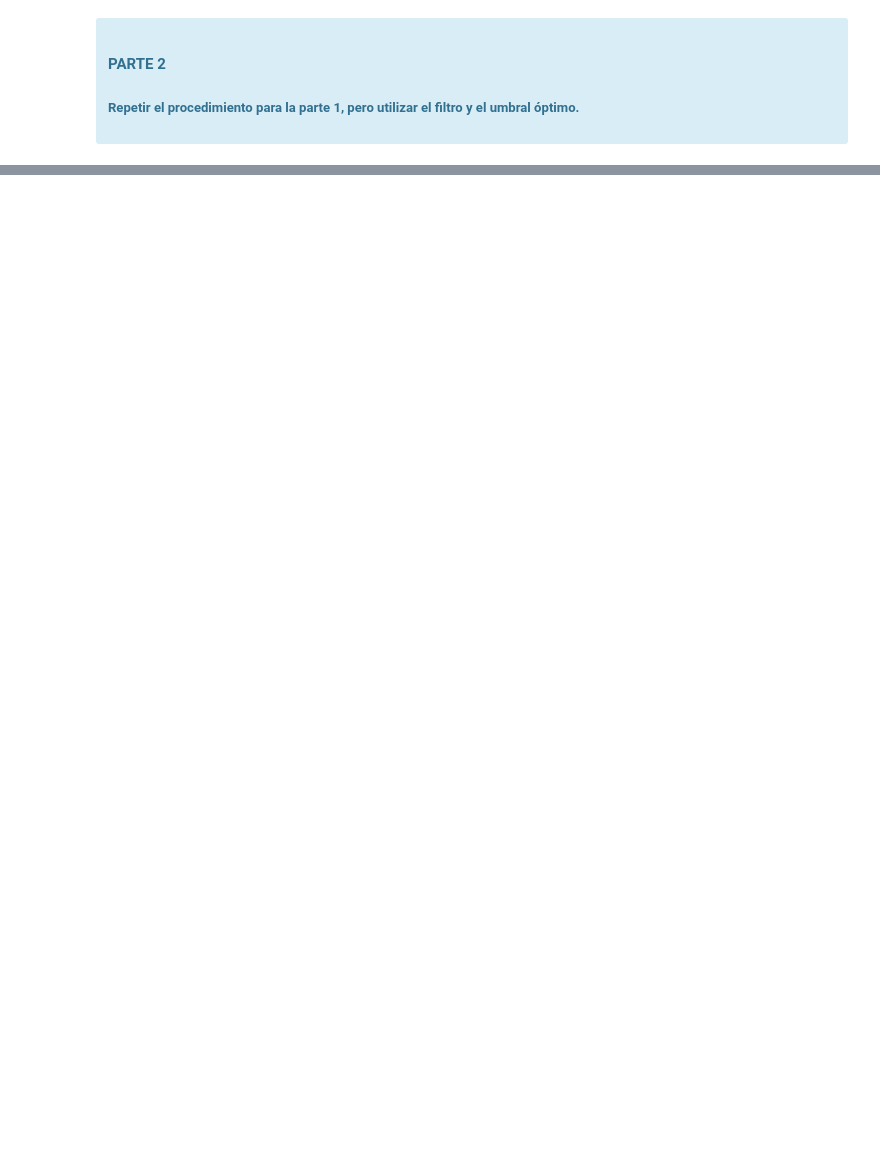
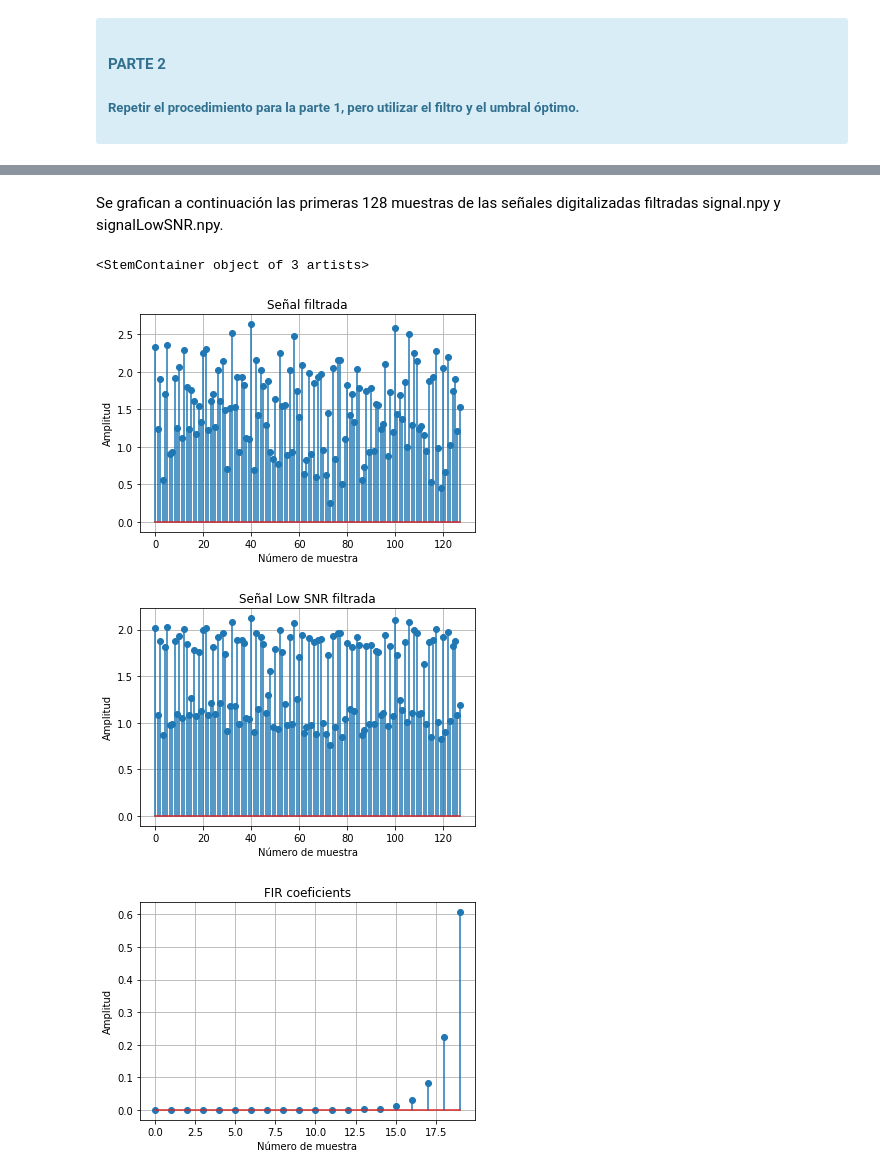
Before and after one commit to rtirapegui/MSE_4Co2019_PDS, a Jupyter notebook: TP1/TP1 - Procesos aleatorios.ipynb, the cells around one changed output, grey strips where cells are left out. Saved outputs shown, nothing was run; the diff lists cells and outputs as text; code cells hidden in the pictures; blank space fills up the shorter version.

```diff
--- a/TP1/TP1 - Procesos aleatorios.ipynb
+++ b/TP1/TP1 - Procesos aleatorios.ipynb
@@ -355,0 +368,52 @@ print(digitalBurst_signalLowSNR[:128].reshape(16,8))
+# %% [markdown]
+Se grafican a continuación las primeras 128 muestras de las señales digitalizadas filtradas signal.npy y signalLowSNR.npy.
+# %%
+#%% Create FIR coeficients by time reversing the template
+template = pulse[::-1]
+
+#%% Filter signal with time reverse template
+signal_MFfiltered = sig.convolve(template, signal)
+
+#%% Filter signal Low SNR with time reverse template
+signalLowSNR_MFfiltered = sig.convolve(template, signalLowSNR)
+
+#%% Downsampling
+signal_filtered = signal_MFfiltered[20::20]
+signalLowSNR_filtered = signalLowSNR_MFfiltered[20::20]
+
+#%% Grafico de resultados
+figures = ['Señal filtrada', 'Señal Low SNR filtrada', 'FIR coeficients']
+xlabel = 'Número de muestra'
+ylabel = 'Amplitud'
+
+for figure in figures:
+    plt.close(figure)
+
+# Señal filtrada
+plt.figure(figures[0])
+plt.title(figures[0])
+plt.xlabel(xlabel)
+plt.ylabel(ylabel)
+plt.grid(which='both', axis='both')
+plt.stem(signal_filtered[:128])
+
+# Señal Low SNR filtrada
+plt.figure(figures[1])
+plt.title(figures[1])
+plt.xlabel(xlabel)
+plt.ylabel(ylabel)
+plt.grid(which='both', axis='both')
+plt.stem(signalLowSNR_filtered[:128])
+
+# Plantilla
+plt.figure(figures[2])
+plt.title(figures[2])
+plt.xlabel(xlabel)
+plt.ylabel(ylabel)
+plt.grid(which='both', axis='both')
+plt.stem(template)
+# %% [output]
+<StemContainer object of 3 artists>
+[figure, added]
+[figure, added]
+[figure, added]
```
Also changed, not shown: parts of 14 cells of this notebook.
